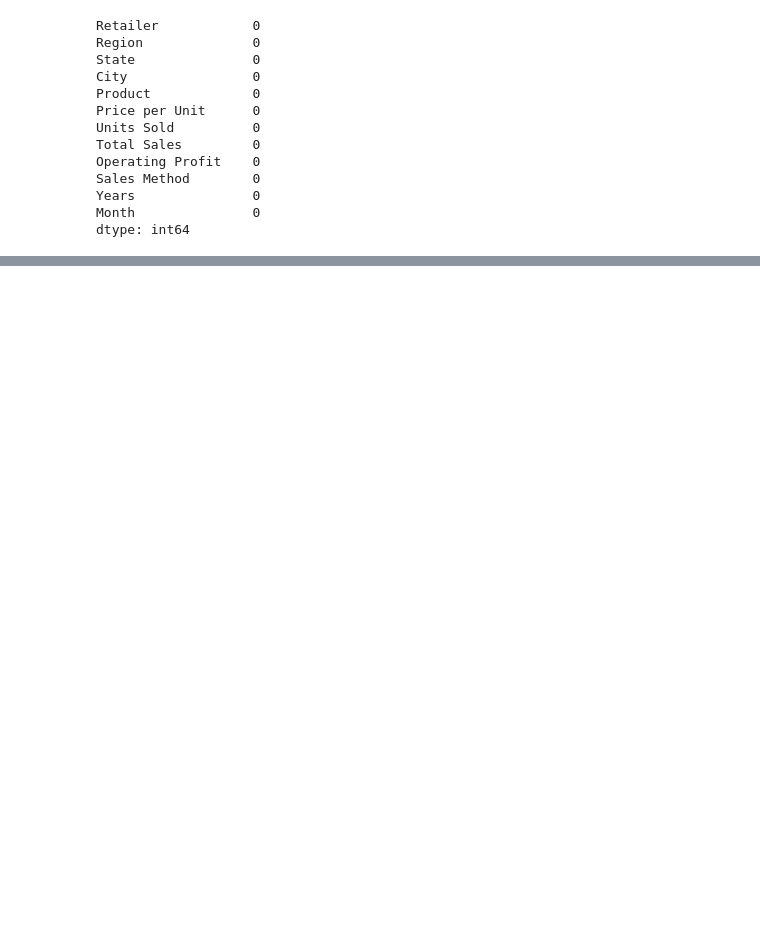
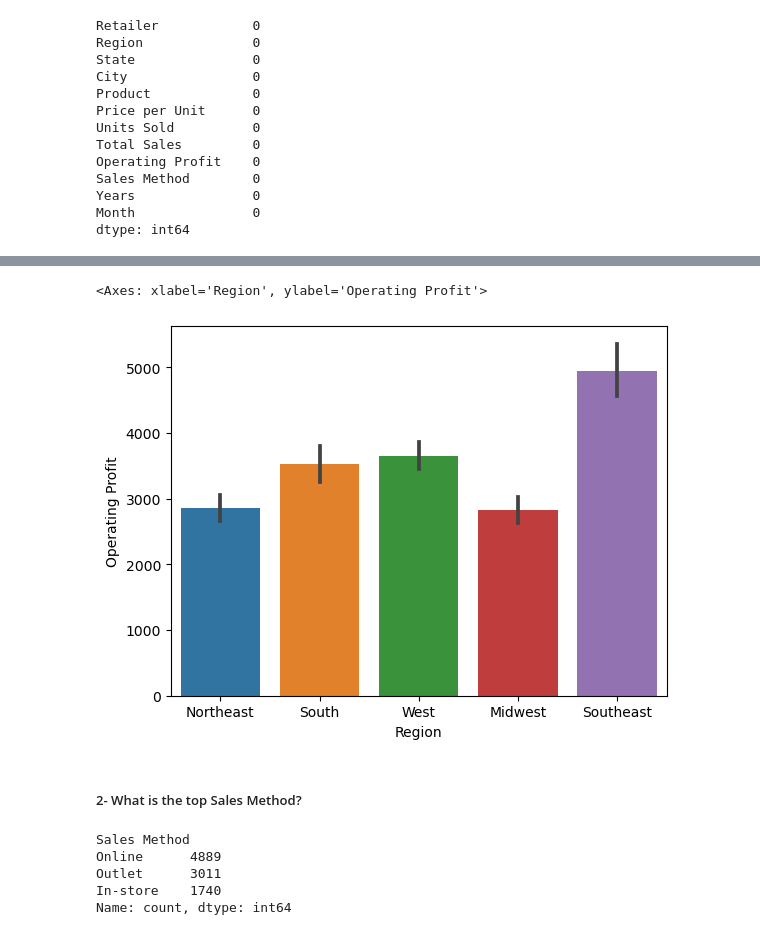
Before and after one commit to ibrahimFoud/project, a Jupyter notebook: cleaning.ipynb, the cells around one changed output, grey strips where cells are left out. Cells and saved outputs as stored; diff of their text form; code cells hidden in the pictures; blank space fills up the shorter version.

```diff
--- a/cleaning.ipynb
+++ b/cleaning.ipynb
@@ -405,0 +442,17 @@ data.head(7)
+# %%
+sns.barplot(data = data , x = data["Region"], y= data["Operating Profit"])
+# %% [output]
+<Axes: xlabel='Region', ylabel='Operating Profit'>
+[figure, added]
+# %% [markdown]
+#
+##### 2- What is the top Sales Method?
+# %%
+data_sales_method = data["Sales Method"].value_counts()
+data_sales_method
+# %% [output]
+Sales Method
+Online      4889
+Outlet      3011
+In-store    1740
+Name: count, dtype: int64
```
Also changed, not shown: parts of 8 cells of this notebook.
